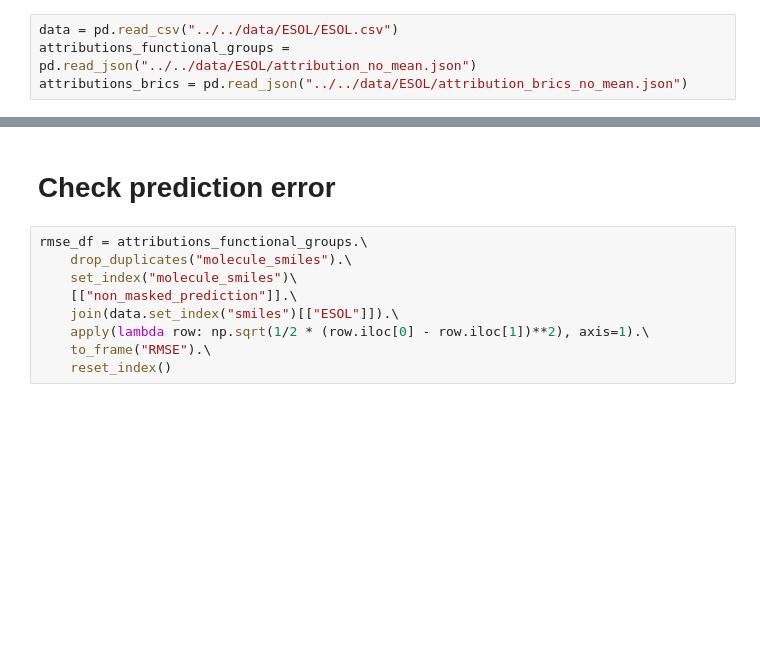
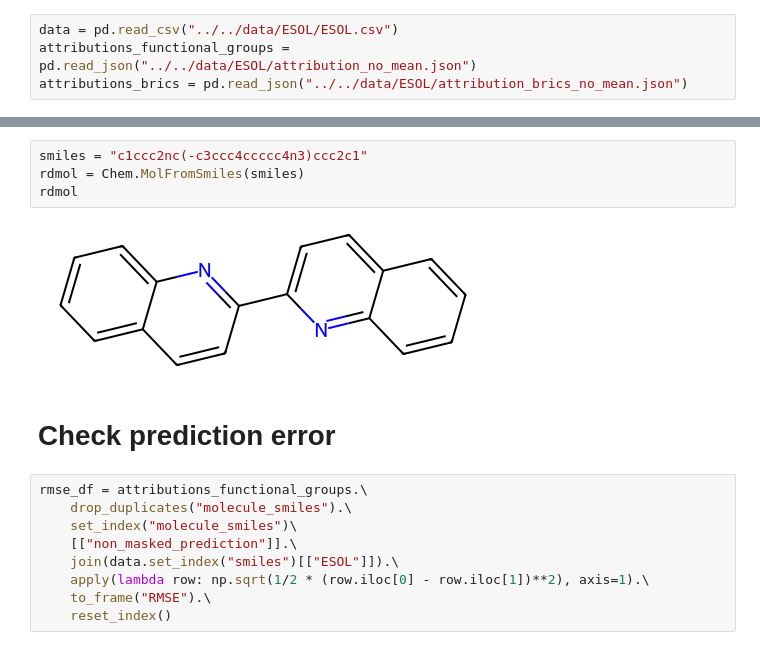
Before and after one commit to xwieme/MastatThesis, a Jupyter notebook: code/notebooks/esol_attribution_rank.ipynb, the cells around one changed output, grey strips where cells are left out. Drawn from its saved outputs; the diff is of its cells as text; blank space fills up the shorter version.

```diff
--- a/code/notebooks/esol_attribution_rank.ipynb
+++ b/code/notebooks/esol_attribution_rank.ipynb
@@ -15,3 +22,9 @@ attributions_brics = pd.read_json("../../data/ESOL/attribution_brics_no_mean.jso
+# %%
+smiles = "c1ccc2nc(-c3ccc4ccccc4n3)ccc2c1"
+rdmol = Chem.MolFromSmiles(smiles)
+rdmol
+# %% [output]
+[figure, added]
 # %% [markdown]
 # Check prediction error
 # %%
```
Also changed, not shown: parts of 8 cells of this notebook, 4 other files.
